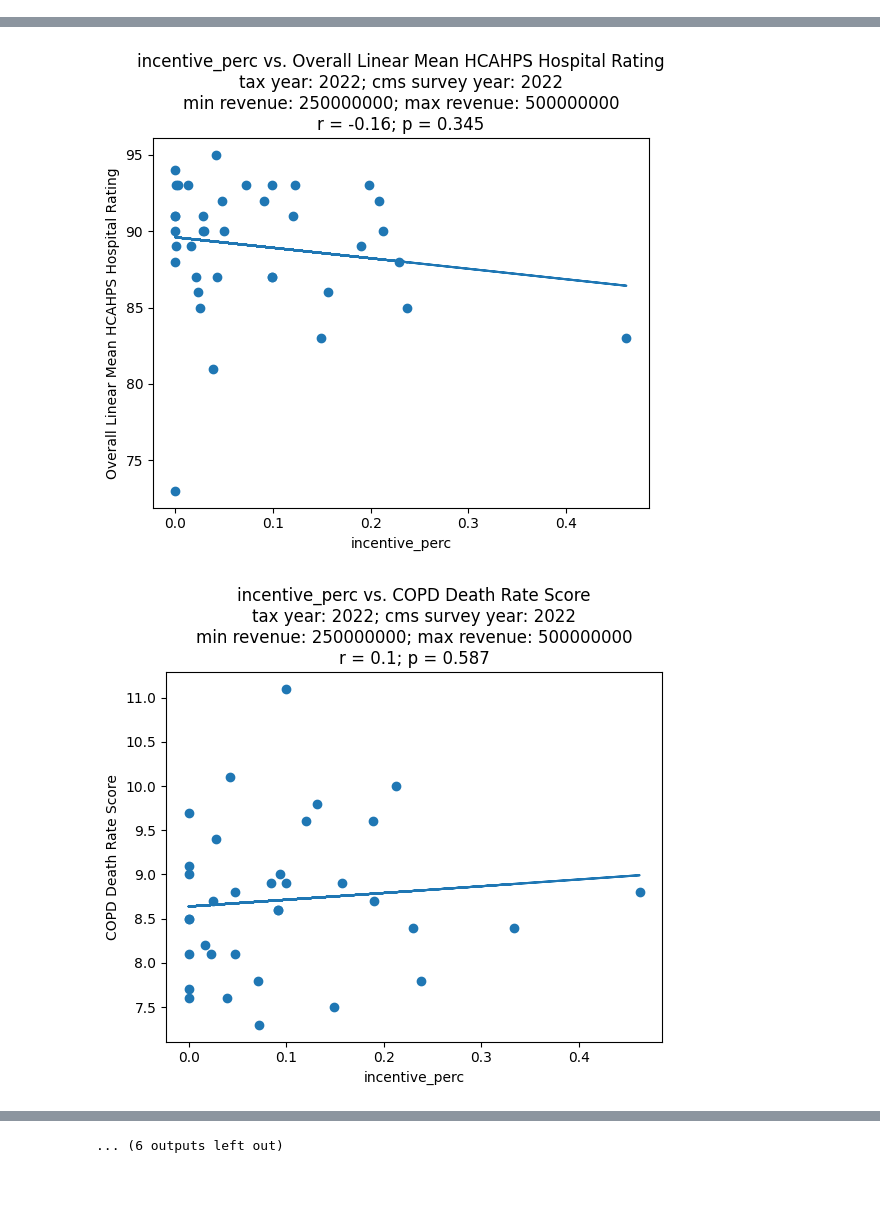
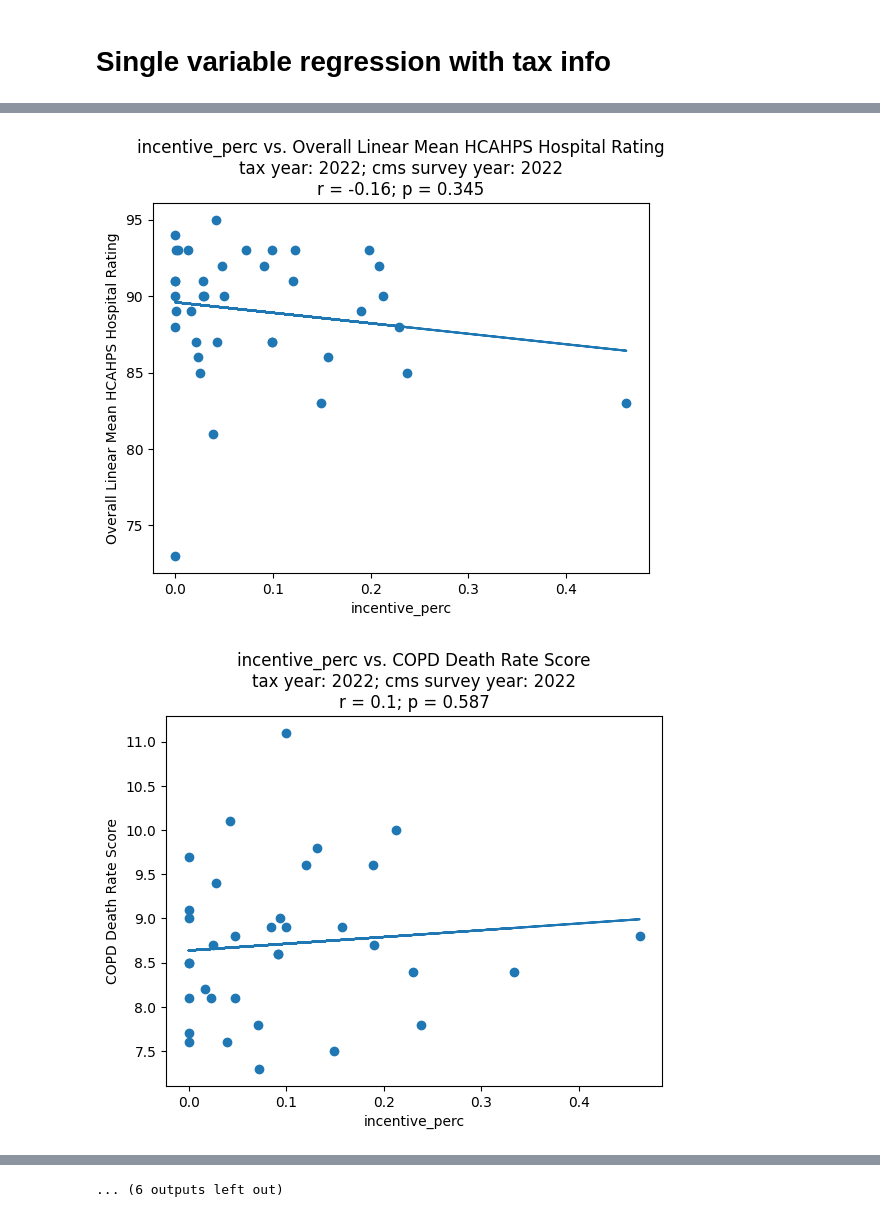
Before and after one commit to AssetAllocationApp/Executive-Comp-to-Patient-Care, a Jupyter notebook: 4. Regression.ipynb, the cells around one changed output, grey strips where cells are left out. Saved outputs shown, nothing was run; the diff lists cells and outputs as text; code cells hidden in the pictures; blank space fills up the shorter version.

```diff
--- a/4. Regression.ipynb
+++ b/4. Regression.ipynb
@@ -66,53 +150,6 @@ num records =  84
+# %% [markdown]
+# Single variable regression with tax info
 # %%
-from scipy import stats
-def plot_results(x_col,
-                 y_col,
-                 merged,
-                 year,
-                 min_rev,
-                 max_rev):
-
-    merged = merged[[x_col, y_col]].dropna()
-
-    if len(merged) < 5:
-        print(f"not enough samples for {x_col} vs {y_col}")
-        return []
-
-    x = merged[x_col]
-    y = merged[y_col]
-
-    fig_id = f"{x_col}_vs_{y_col}_year={year}_cmsYear={2022}_minRev={min_rev}_maxRev={max_rev}"
-
-    m, b, r, p, std_err = stats.linregress(x, y)
-
-    fig = plt.subplots()
-
-    plt.scatter(x, y)
-    plt.xlabel(x_col)
-    plt.ylabel(y_col)
-    plt.title(f'{x_col} vs. {y_col}\n' +\
-              f'tax year: {year}; cms survey year: 2022\n' +\
-              f'min revenue: {min_rev}; max revenue: {max_rev}\n' +\
-              f"r = {round(r, 2)}; p = {round(p, 3)}")
-    plt.plot(x, list(map(lambda x: (m * x) + b, x)))
-    results = {
-        'num_samples': len(merged),
-        'x': x_col,
-        'y': y_col,
-        'slope': m,
-        'intercept': b,
-        'p': p,
-        'std_err': std_err,
-    }
-
-    print(results)
-    plt.savefig(f"results/{fig_id}.tiff", bbox_inches='tight')
-
-    return results
-
-if not os.path.exists("./results/regression/"):
-    os.makedirs("./results/regression/")
-
 recs = []
 for dep_var in [
     'Overall Linear Mean HCAHPS Hospital Rating',
@@ -125,7 +162,7 @@ for dep_var in [
     'Number of Beds',
     'Operating Margin',
 ]:
-    r = plot_results('incentive_perc', dep_var, merged, TAX_YEAR, MIN_HOSPITAL_REV, MAX_HOSPITAL_REV)
+    r = plot_results('incentive_perc', dep_var, merged, TAX_YEAR)
     if len(r) > 0:
         recs.append(r)
 recs = pd.DataFrame(recs)
@@ -142,7 +179,7 @@ for dep_var in [
     'Stroke Death Rate Score',
     'Rate of Complications of Hip or Knee Replacement Score',
 ]:
-    r = plot_results('Operating Margin', dep_var, merged, TAX_YEAR, MIN_HOSPITAL_REV, MAX_HOSPITAL_REV)
+    r = plot_results('Operating Margin', dep_var, merged, TAX_YEAR)
     if len(r) > 0:
         recs.append(r)
 recs = pd.DataFrame(recs)
@@ -153,33 +190,33 @@ for dep_var in [
     'Overall Linear Mean HCAHPS Hospital Rating',
     'CABG Death Rate Score',
     'COPD Death Rate Score',
     'Heart Attack Death Rate Score',
     'Heart Failure Death Rate Score',
     'Stroke Death Rate Score',
     'Rate of Complications of Hip or Knee Replacement Score'
 ]:
-    r = plot_results('Number of Beds', dep_var, merged, TAX_YEAR, MIN_HOSPITAL_REV, MAX_HOSPITAL_REV)
+    r = plot_results('Number of Beds', dep_var, merged, TAX_YEAR)
     if len(r) > 0:
         recs.append(r)
 recs = pd.DataFrame(recs)
 recs.to_csv(f"results/regression/linreg_results_x=number_of_beds_year={TAX_YEAR}.csv")
 # %% [output]
 {'num_samples': 38, 'x': 'incentive_perc', 'y': 'Overall Linear Mean HCAHPS Hospital Rating', 'slope': np.float64(-6.859418749987821), 'intercept': np.float64(89.59586320264215), 'p': np.float64(0.345 ...
 not enough samples for incentive_perc vs CABG Death Rate Score
 {'num_samples': 35, 'x': 'incentive_perc', 'y': 'COPD Death Rate Score', 'slope': np.float64(0.7652846392727676), 'intercept': np.float64(8.637479707248913), 'p': np.float64(0.5867325398078865), 'std_ ...
 not enough samples for incentive_perc vs Heart Attack Death Rate Score
 {'num_samples': 44, 'x': 'incentive_perc', 'y': 'Heart Failure Death Rate Score', 'slope': np.float64(-0.1351904510112443), 'intercept': np.float64(12.155829221843522), 'p': np.float64(0.9542735839163 ...
 {'num_samples': 7, 'x': 'incentive_perc', 'y': 'Stroke Death Rate Score', 'slope': np.float64(-4.046003508882263), 'intercept': np.float64(15.298127333574369), 'p': np.float64(0.384959220682344), 'std ...
 {'num_samples': 11, 'x': 'incentive_perc', 'y': 'Rate of Complications of Hip or Knee Replacement Score', 'slope': np.float64(0.44522869642479196), 'intercept': np.float64(2.339938237618805), 'p': np. ...
 {'num_samples': 84, 'x': 'incentive_perc', 'y': 'Number of Beds', 'slope': np.float64(33.88773853561483), 'intercept': np.float64(25.70542145634047), 'p': np.float64(0.12250685074731234), 'std_err': n ...
 {'num_samples': 84, 'x': 'incentive_perc', 'y': 'Operating Margin', 'slope': np.float64(0.121203928212573), 'intercept': np.float64(0.022951633388168066), 'p': np.float64(0.3562829309065364), 'std_err ...
 {'num_samples': 38, 'x': 'Operating Margin', 'y': 'Overall Linear Mean HCAHPS Hospital Rating', 'slope': np.float64(20.407618771909224), 'intercept': np.float64(88.4638711129946), 'p': np.float64(0.00 ...
 not enough samples for Operating Margin vs CABG Death Rate Score
 {'num_samples': 35, 'x': 'Operating Margin', 'y': 'COPD Death Rate Score', 'slope': np.float64(0.34847829444360595), 'intercept': np.float64(8.69786723971986), 'p': np.float64(0.8220801733281747), 'st ...
 ... (7 lines left out)
 not enough samples for Number of Beds vs Heart Attack Death Rate Score
 {'num_samples': 44, 'x': 'Number of Beds', 'y': 'Heart Failure Death Rate Score', 'slope': np.float64(-0.017691993818606644), 'intercept': np.float64(12.716300980782416), 'p': np.float64(0.09367293586 ...
 {'num_samples': 7, 'x': 'Number of Beds', 'y': 'Stroke Death Rate Score', 'slope': np.float64(-0.007273156156628409), 'intercept': np.float64(14.746508885044818), 'p': np.float64(0.8703754032944391),  ...
 {'num_samples': 11, 'x': 'Number of Beds', 'y': 'Rate of Complications of Hip or Knee Replacement Score', 'slope': np.float64(-0.00026448760461076645), 'intercept': np.float64(2.399877625138165), 'p': ...
-[figure, old version]
+[figure, new version]
-[figure, old version]
+[figure, new version]
```
Also changed, not shown: parts of 7 cells of this notebook, 2 other files.
